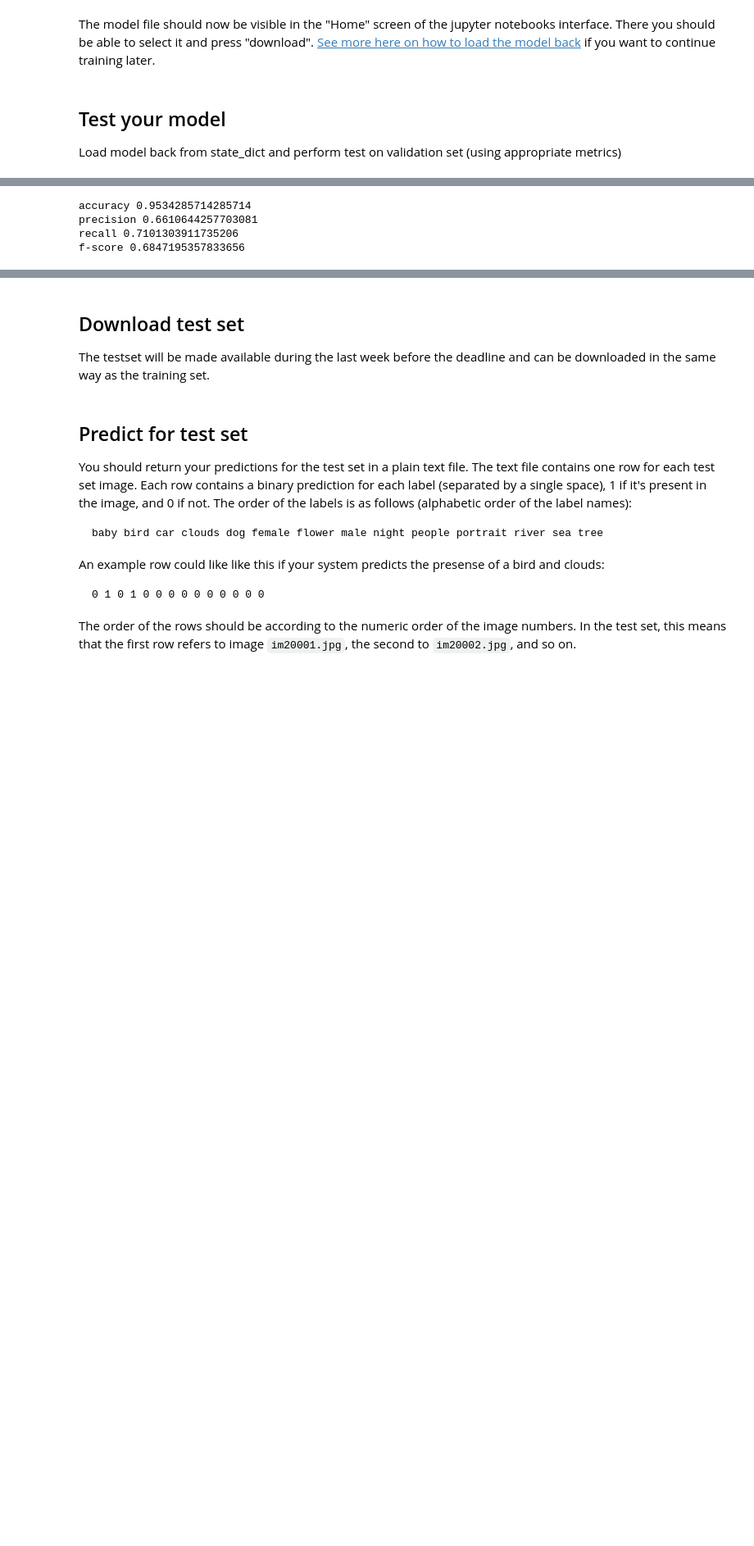
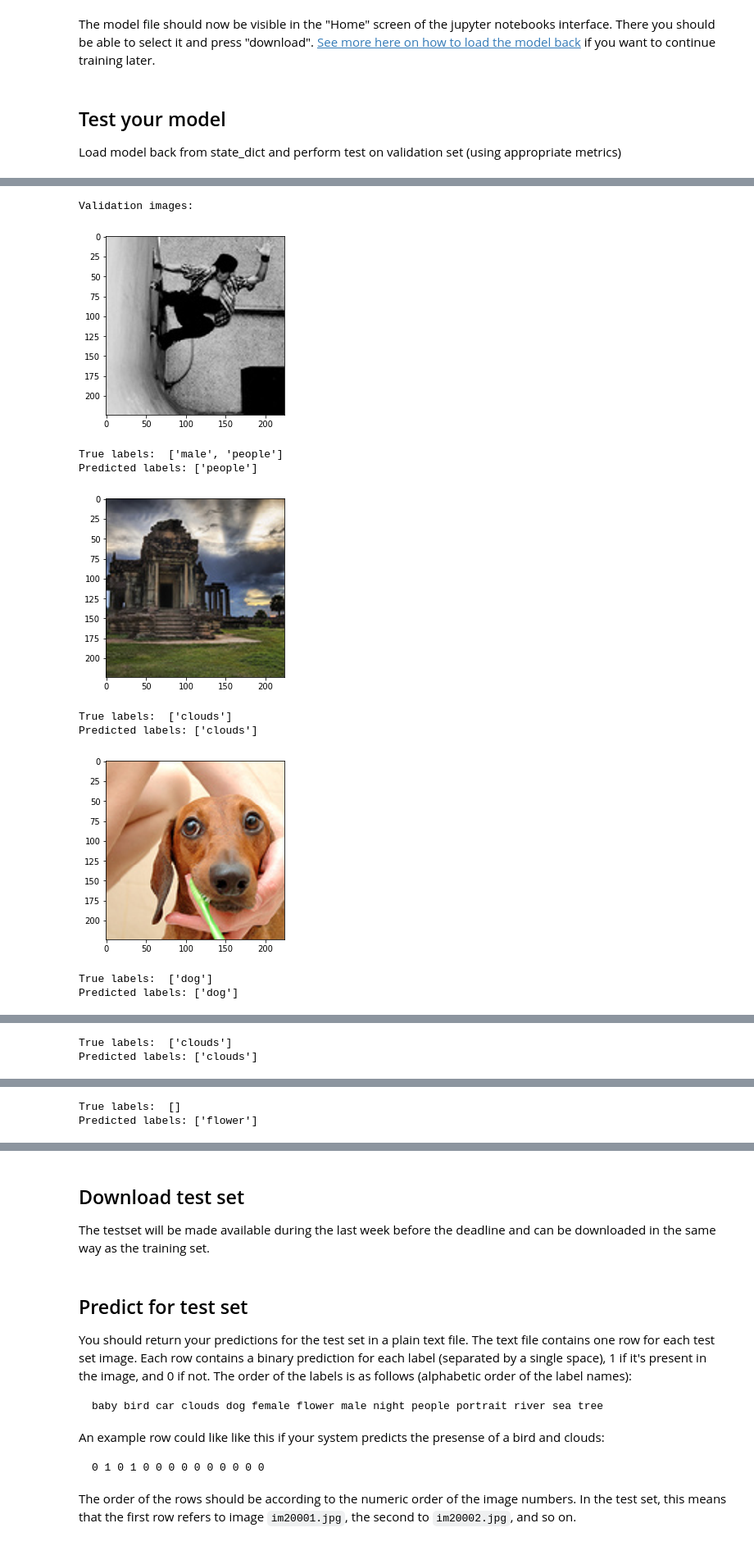
Before and after one commit to MrNerd24/Deep-image-recognition-university-project, a Jupyter notebook: transfer_learning_experiment.ipynb, the cells around one changed output, grey strips where cells are left out. Shown at 82% size. Cells and saved outputs as stored; diff of their text form; code cells hidden in the pictures; blank space fills up the shorter version.

```diff
--- a/transfer_learning_experiment.ipynb
+++ b/transfer_learning_experiment.ipynb
@@ -172,7 +172,6 @@ Load model back from state_dict and perform test on validation set (using approp
 # %%
 # model = torch.load("transfer_model.pkl")
 model.load_state_dict(torch.load("transfer_model.pkl"))
-valDataset = ImageDataset(range(19000,20000))
 # %%
 import eval_model
 
@@ -209,20 +186,17 @@ y_hats, y_trues = test_model(model, valDataset)
-# %%
-from sklearn.metrics import precision_recall_fscore_support, accuracy_score
-
-all_hats = []
-all_trues = []
-for hat, true in zip(y_hats, y_trues):
-    all_hats.extend(hat)
-    all_trues.extend(true)
-
-acc = accuracy_score(all_trues, all_hats)
-p, r, f, s = precision_recall_fscore_support(y_trues, y_hats, average="micro")
-print("accuracy", acc)
-print("precision", p)
-print("recall", r)
-print("f-score", f)
-# %% [output]
-accuracy 0.9534285714285714
-precision 0.6610644257703081
-recall 0.7101303911735206
-f-score 0.6847195357833656
+# %%
+from example_prediction_shower import showExamplePredictions
+
+print("Validation images:")
+print()
+showExamplePredictions(model, valDataset, device, 5)
+# %% [output]
+Validation images:
+[figure, added]
+True labels:  ['male', 'people']
+Predicted labels: ['people']
+[figure, added]
+True labels:  ['clouds']
+Predicted labels: ['clouds']
+[figure, added]
+True labels:  ['dog']
+Predicted labels: ['dog']
@@ -228,0 +204,2 @@ f-score 0.6847195357833656
+True labels:  ['clouds']
+Predicted labels: ['clouds']
@@ -228,0 +207,2 @@ f-score 0.6847195357833656
+True labels:  []
+Predicted labels: ['flower']
```
Also changed, not shown: parts of 4 cells of this notebook, 2 other files.
